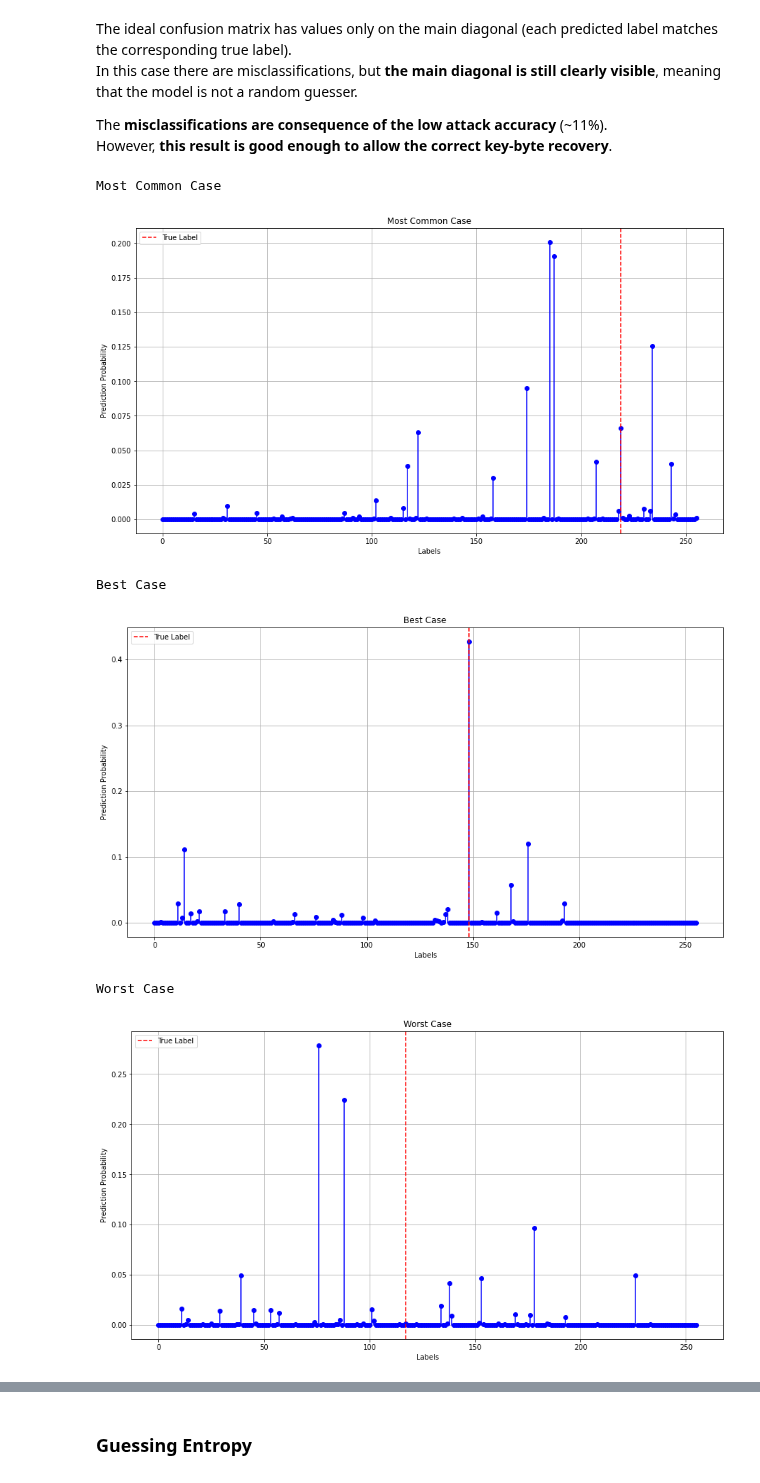
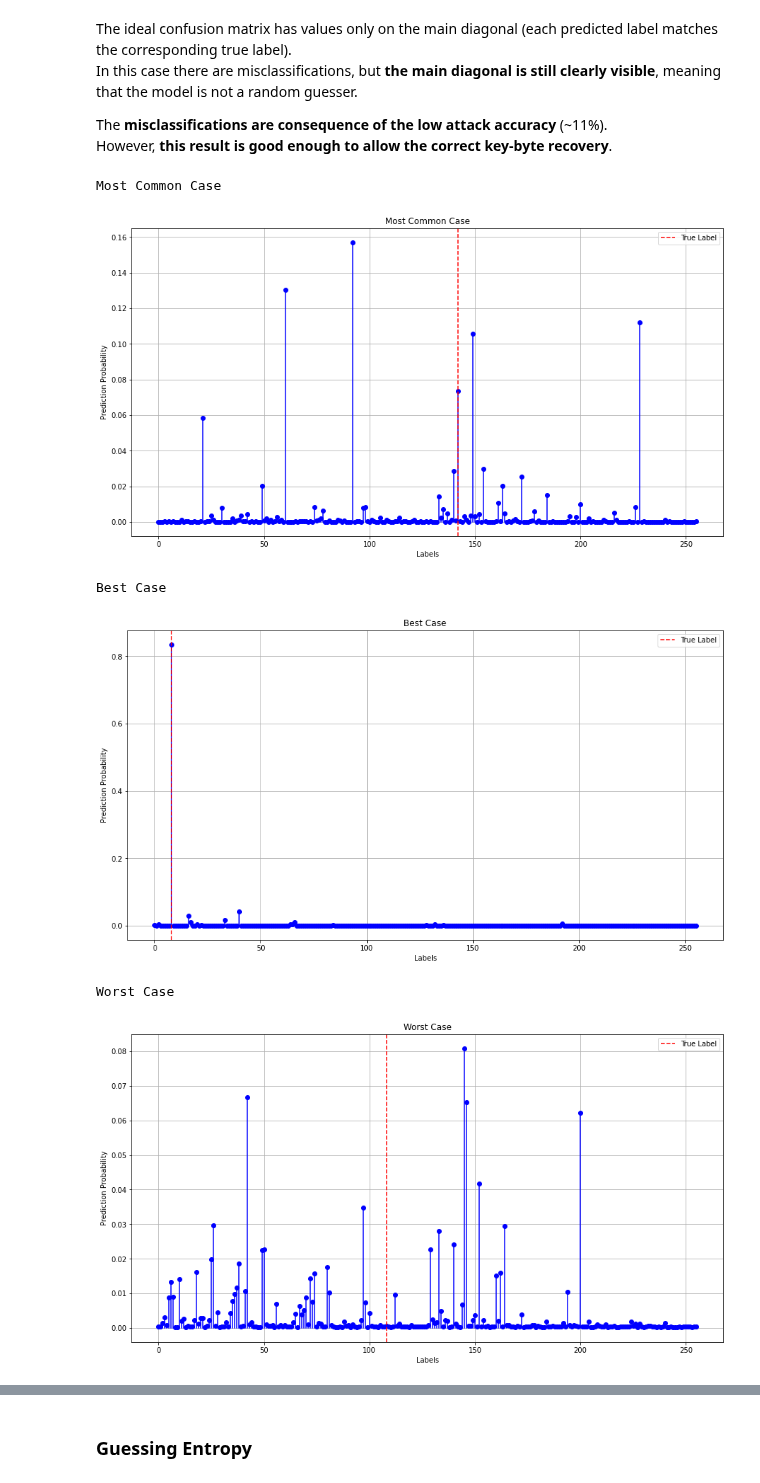
Before and after one commit to luca-castellazzi/EfficientTraining_DLSCA, a Jupyter notebook: notebooks/single_attack_byte5.ipynb, the cells around one changed output, grey strips where cells are left out. Cells and saved outputs as stored; diff of their text form; code cells hidden in the pictures.

```diff
--- a/notebooks/single_attack_byte5.ipynb
+++ b/notebooks/single_attack_byte5.ipynb
@@ -150,7 +150,7 @@ def plot_probs(prob_values, true_label, title, output_path):
     plt.title(title)
     plt.xlabel('Labels')
     plt.ylabel('Prediction Probability')
-    plt.legend(loc='upper left')
+    plt.legend(loc='upper right')
     plt.grid()
 
     plt.savefig(
@@ -169,25 +169,25 @@ HP_PATH = RES_ROOT + '/hp.json'
 SINGLE_ATTACK_FOLDER = f'{constants.RESULTS_PATH}/SingleAttack_Byte5'
 MODEL_PATH = SINGLE_ATTACK_FOLDER + f'/model_b5.h5'
 
-# Every plot has a .CSV file with data and a .PNG file with the plot
+# Every plot has a .CSV file with data and a .svg file with the plot
 LOSS_HIST_FILE = SINGLE_ATTACK_FOLDER + '/loss_hist.csv'
-LOSS_HIST_PLOT = SINGLE_ATTACK_FOLDER + '/loss_hist.png'
+LOSS_HIST_PLOT = SINGLE_ATTACK_FOLDER + '/loss_hist.svg'
 
 ACC_HIST_FILE = SINGLE_ATTACK_FOLDER + '/acc_hist.csv'
-ACC_HIST_PLOT = SINGLE_ATTACK_FOLDER + '/acc_hist.png'
+ACC_HIST_PLOT = SINGLE_ATTACK_FOLDER + '/acc_hist.svg'
 
 CONF_MATRIX_FILE = SINGLE_ATTACK_FOLDER + '/conf_matrix.csv'
-CONF_MATRIX_PLOT = SINGLE_ATTACK_FOLDER + '/conf_matrix.png'
+CONF_MATRIX_PLOT = SINGLE_ATTACK_FOLDER + '/conf_matrix.svg'
 
 PROBS_MC_FILE = SINGLE_ATTACK_FOLDER + '/probs_mc.csv'
-PROBS_MC_PLOT = SINGLE_ATTACK_FOLDER + '/probs_mc.png'
+PROBS_MC_PLOT = SINGLE_ATTACK_FOLDER + '/probs_mc.svg'
 PROBS_B_FILE = SINGLE_ATTACK_FOLDER + '/probs_b.csv'
-PROBS_B_PLOT = SINGLE_ATTACK_FOLDER + '/probs_b.png'
+PROBS_B_PLOT = SINGLE_ATTACK_FOLDER + '/probs_b.svg'
 PROBS_W_FILE = SINGLE_ATTACK_FOLDER + '/probs_w.csv'
-PROBS_W_PLOT = SINGLE_ATTACK_FOLDER + '/probs_w.png'
+PROBS_W_PLOT = SINGLE_ATTACK_FOLDER + '/probs_w.svg'
 
 GE_FILE = SINGLE_ATTACK_FOLDER + '/ge.csv'
-GE_PLOT = SINGLE_ATTACK_FOLDER + '/ge.png'
+GE_PLOT = SINGLE_ATTACK_FOLDER + '/ge.svg'
 
 TRAIN_DEVS = ['D1', 'D2']
 TEST_FILES = [f'{constants.PC_TRACES_PATH}/D3-K0_500MHz + Resampled.trs'] # list is needed in DataLoader
@@ -300,7 +300,7 @@ In this case, **the monitored metric is val_loss**, meaning that the callback is
 # %%
 attack_dl = DataLoader(
     TEST_FILES,
-    n_tr_per_config=5000,
+    tot_traces=5000,
     target='SBOX_OUT',
     byte_idx=5
 )
@@ -348,41 +348,41 @@ In this case there are misclassifications, but **the main diagonal is still clea
 The **misclassifications are consequence of the low attack accuracy** (~11%).\
 However, **this result is good enough to allow the correct key-byte recovery**.
 # %%
-MC = (2, 'Most Common Case')
-B = (0, 'Best Case')
-W = (15, 'Worst Case')
+MC = (6, 'Most Common Case')
+B = (42, 'Best Case')
+W = (41, 'Worst Case')
 
 CASES = [MC, B, W]
 OUTPUT_FILES = [PROBS_MC_FILE, PROBS_B_FILE, PROBS_W_FILE]
 OUTPUT_PLOTS = [PROBS_MC_PLOT, PROBS_B_PLOT, PROBS_W_PLOT]
 
 for i, c in enumerate(CASES):
 
     tr, title = c
 
     print(title)
 
     csv_probs_data = np.vstack(
         (
             np.arange(256),
             preds[tr],
             y_attack[tr]
         )
     ).T
     helpers.save_csv(
         data=csv_probs_data,
         columns=['Label', 'Predicted_Prob', 'Actual_Prob'],
         output_path=OUTPUT_FILES[i]
     )
 
     true_label = y_attack[tr].tolist().index(1)
     plot_probs(preds[tr], true_label, title, OUTPUT_PLOTS[i])
 # %% [output]
 Most Common Case
-[figure, old version]
+[figure, new version]
 Best Case
-[figure, old version]
+[figure, new version]
 Worst Case
-[figure, old version]
+[figure, new version]
 # %% [markdown]
 It is visible that:
```
Also changed, not shown: parts of 7 cells of this notebook.
